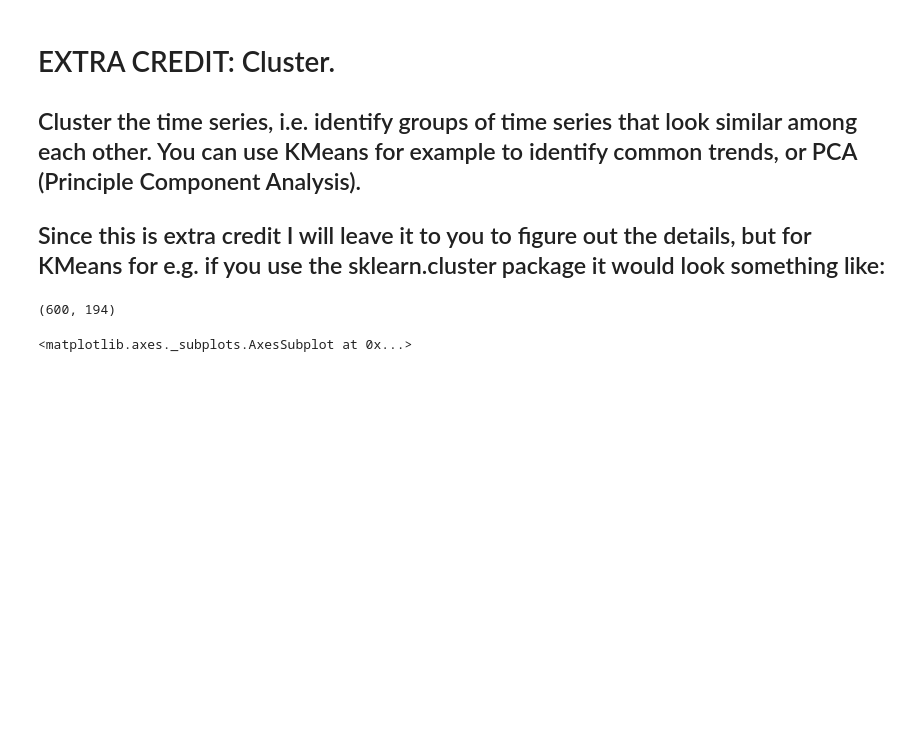
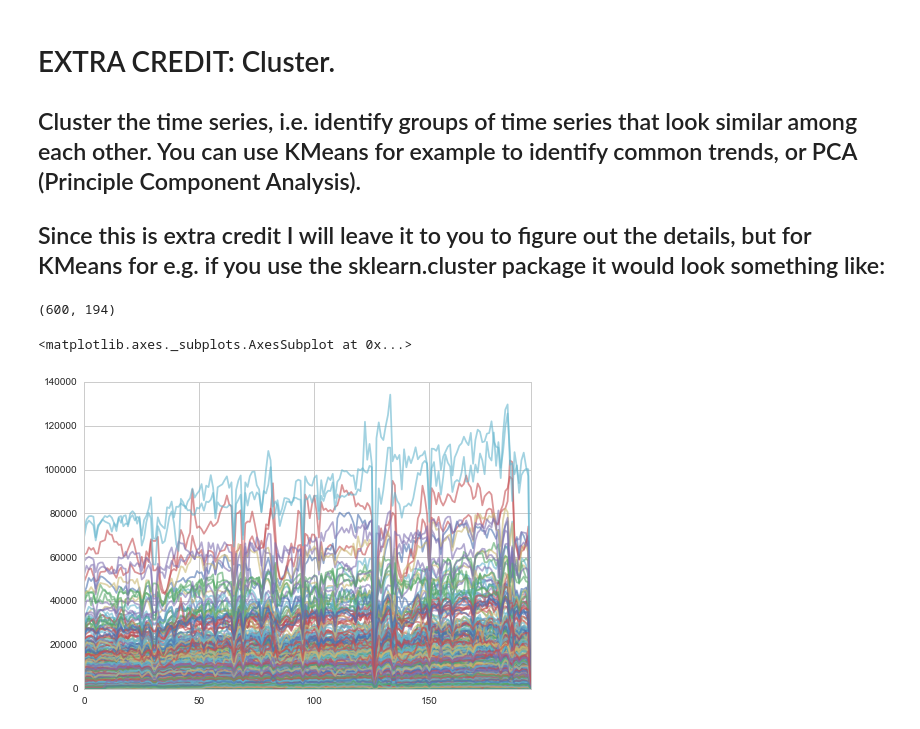
Before and after one commit to Casyfill/PUI2015_Philipp, a Jupyter notebook: HW6/subway_timeseries_Kats.ipynb, the cells around one changed output. Drawn from its saved outputs; the diff is of its cells as text; code cells hidden in the pictures; blank space fills up the shorter version.

```diff
--- a/HW6/subway_timeseries_Kats.ipynb
+++ b/HW6/subway_timeseries_Kats.ipynb
@@ -435,7 +435,9 @@ sts['labels'] = labels
 # %%
 g1  = sts[sts['labels']==1]
 g1.shape
-# %%
-g1.transpose().plot()
-# %% [output]
-<matplotlib.axes._subplots.AxesSubplot at 0x...>
+# %%
+g1.transpose().plot(legend=0, alpha=0.6)
+plt.title('k-mean series: group 1')
+# %% [output]
+<matplotlib.axes._subplots.AxesSubplot at 0x...>
+[figure, added]
```
Also changed, not shown: parts of 2 cells of this notebook.
